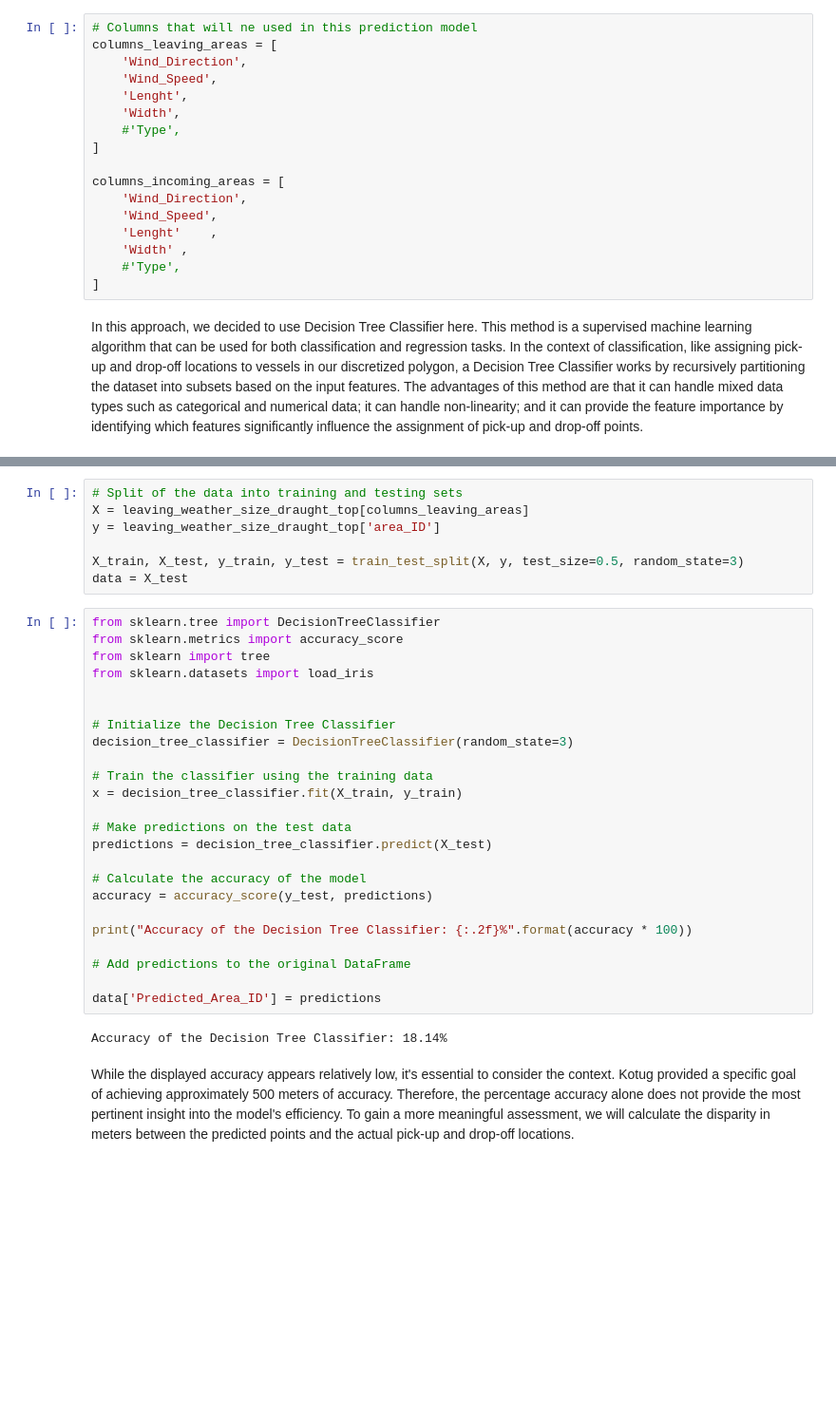
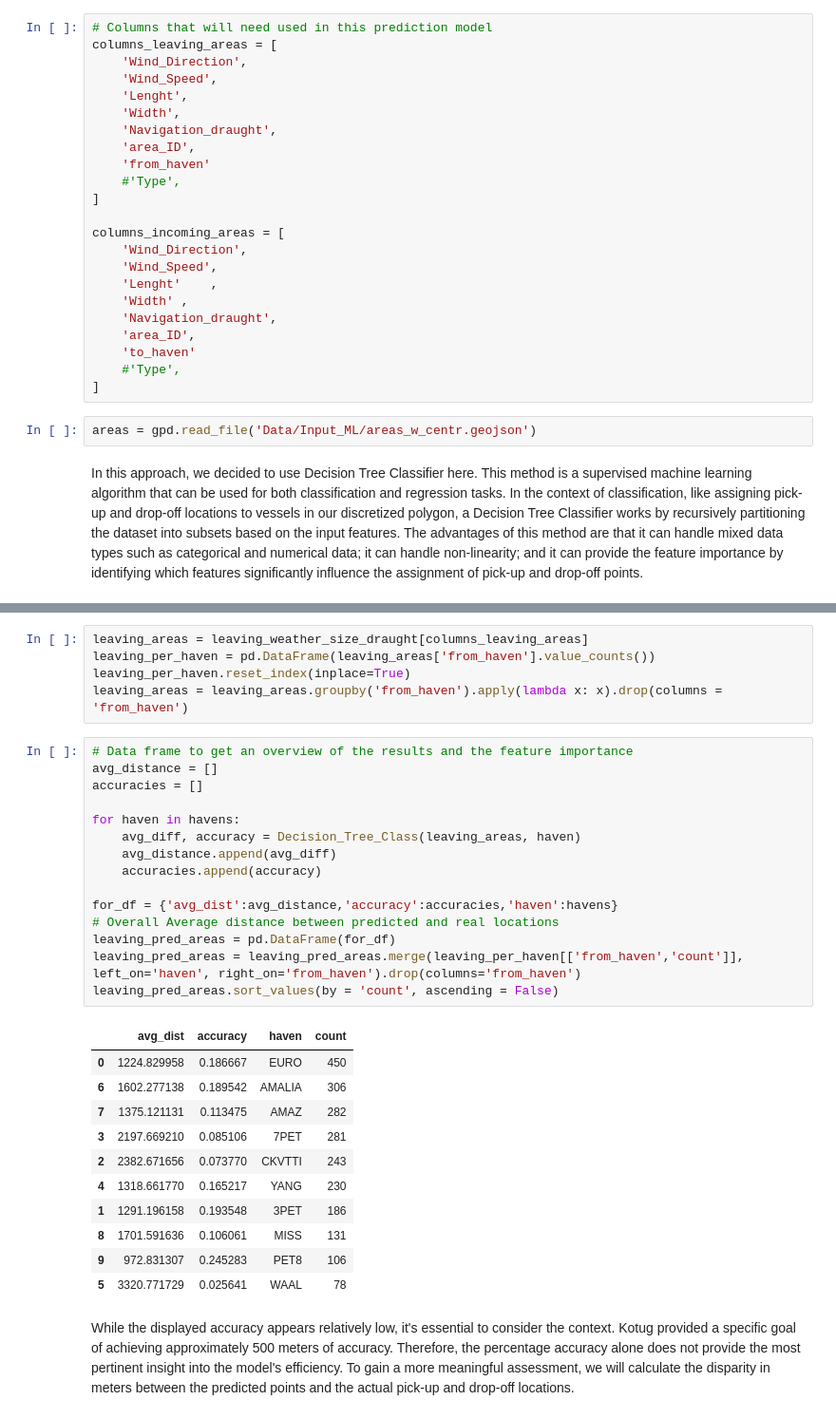
Before and after one commit to allanguzmanf/CIEM6302, a Jupyter notebook: Predictions.ipynb, the cells around one changed output, grey strips where cells are left out. Shown at 95% size. Drawn from its saved outputs; the diff is of its cells as text; blank space fills up the shorter version.

```diff
--- a/Predictions.ipynb
+++ b/Predictions.ipynb
@@ -510,10 +544,13 @@ incoming_weather_size_draught_top = incoming_weather_size_draught[incoming_weath
 # %%
-# Columns that will ne used in this prediction model
+# Columns that will need used in this prediction model
 columns_leaving_areas = [
     'Wind_Direction',
     'Wind_Speed',
     'Lenght',
     'Width',
+    'Navigation_draught',
+    'area_ID',
+    'from_haven'
     #'Type',
 ]
 
@@ -522,7 +559,12 @@ columns_incoming_areas = [
     'Wind_Speed',
     'Lenght'	,
     'Width'	,
+    'Navigation_draught',
+    'area_ID',
+    'to_haven'
     #'Type',
 ]
+# %%
+areas = gpd.read_file('Data/Input_ML/areas_w_centr.geojson')
 # %% [markdown]
 In this approach, we decided to use Decision Tree Classifier here. This method is a supervised machine learning algorithm that can be used for both classification and regression tasks. In the context of classification, like assigning pick-up and drop-off locations to vessels in our discretized polygon, a Decision Tree Classifier works by recursively partitioning the dataset into subsets based on the input features. The advantages of this method are that it can handle mixed data types such as categorical and numerical data; it can handle non-linearity; and it can provide the feature importance by identifying which features significantly influence the assignment of pick-up and drop-off points.
@@ -531,35 +623,34 @@ In this approach, we decided to use Decision Tree Classifier here. This method i
-# %%
-# Split of the data into training and testing sets
-X = leaving_weather_size_draught_top[columns_leaving_areas]
-y = leaving_weather_size_draught_top['area_ID']
-
-X_train, X_test, y_train, y_test = train_test_split(X, y, test_size=0.5, random_state=3)
-data = X_test
-# %%
-from sklearn.tree import DecisionTreeClassifier
-from sklearn.metrics import accuracy_score
-from sklearn import tree
-from sklearn.datasets import load_iris
-
-
-# Initialize the Decision Tree Classifier
-decision_tree_classifier = DecisionTreeClassifier(random_state=3)
-
-# Train the classifier using the training data
-x = decision_tree_classifier.fit(X_train, y_train)
-
-# Make predictions on the test data
-predictions = decision_tree_classifier.predict(X_test)
-
-# Calculate the accuracy of the model
-accuracy = accuracy_score(y_test, predictions)
-
-print("Accuracy of the Decision Tree Classifier: {:.2f}%".format(accuracy * 100))
-
-# Add predictions to the original DataFrame
-
-data['Predicted_Area_ID'] = predictions
-# %% [output]
-Accuracy of the Decision Tree Classifier: 18.14%
+# %%
+leaving_areas = leaving_weather_size_draught[columns_leaving_areas]
+leaving_per_haven = pd.DataFrame(leaving_areas['from_haven'].value_counts())
+leaving_per_haven.reset_index(inplace=True)
+leaving_areas = leaving_areas.groupby('from_haven').apply(lambda x: x).drop(columns = 'from_haven')
+# %%
+# Data frame to get an overview of the results and the feature importance
+avg_distance = []
+accuracies = []
+
+for haven in havens:
+    avg_diff, accuracy = Decision_Tree_Class(leaving_areas, haven)
+    avg_distance.append(avg_diff)
+    accuracies.append(accuracy)
+
+for_df = {'avg_dist':avg_distance,'accuracy':accuracies,'haven':havens}
+# Overall Average distance between predicted and real locations
+leaving_pred_areas = pd.DataFrame(for_df)
+leaving_pred_areas = leaving_pred_areas.merge(leaving_per_haven[['from_haven','count']], left_on='haven', right_on='from_haven').drop(columns='from_haven')
+leaving_pred_areas.sort_values(by = 'count', ascending = False)
+# %% [output]
+|  | avg_dist | accuracy | haven | count |
+| 0 | 1224.829958 | 0.186667 | EURO | 450 |
+| 6 | 1602.277138 | 0.189542 | AMALIA | 306 |
+| 7 | 1375.121131 | 0.113475 | AMAZ | 282 |
+| 3 | 2197.669210 | 0.085106 | 7PET | 281 |
+| 2 | 2382.671656 | 0.073770 | CKVTTI | 243 |
+| 4 | 1318.661770 | 0.165217 | YANG | 230 |
+| 1 | 1291.196158 | 0.193548 | 3PET | 186 |
+| 8 | 1701.591636 | 0.106061 | MISS | 131 |
+| 9 | 972.831307 | 0.245283 | PET8 | 106 |
+| 5 | 3320.771729 | 0.025641 | WAAL | 78 |
 # %% [markdown]
 While the displayed accuracy appears relatively low, it's essential to consider the context. Kotug provided a specific goal of achieving approximately 500 meters of accuracy. Therefore, the percentage accuracy alone does not provide the most pertinent insight into the model's efficiency. To gain a more meaningful assessment, we will calculate the disparity in meters between the predicted points and the actual pick-up and drop-off locations.
```
Also changed, not shown: parts of 67 cells of this notebook, 13 other files.
